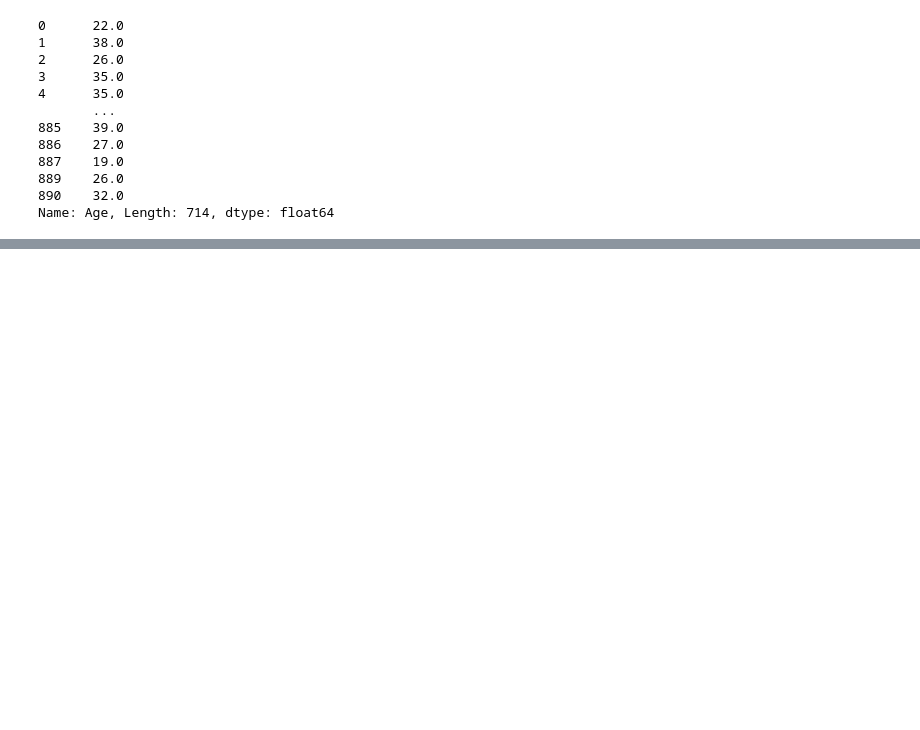
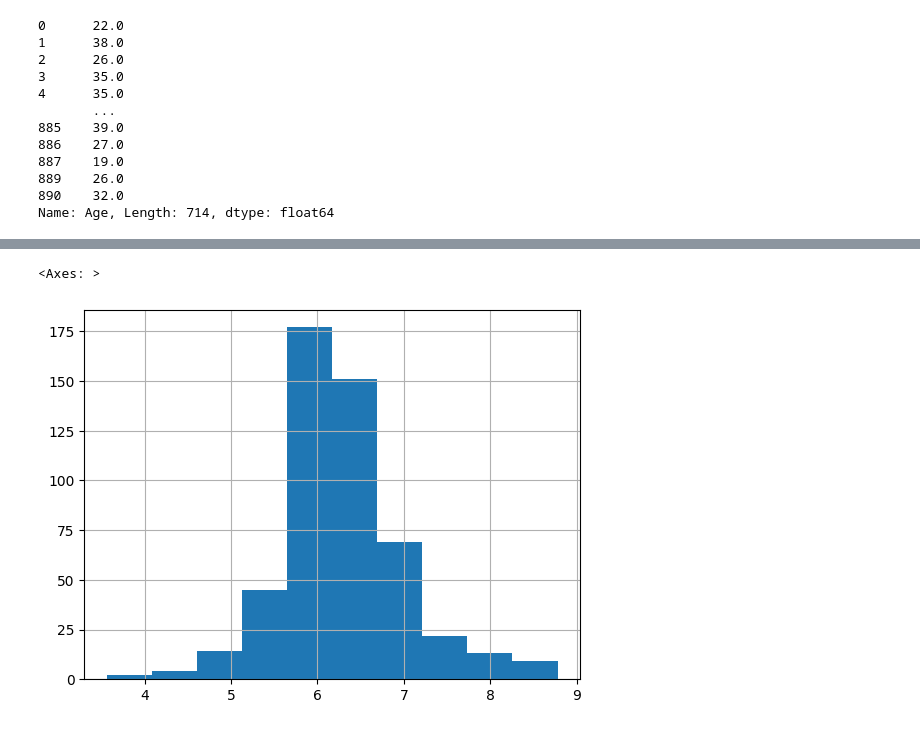
Before and after one commit to mariapaurecinos/CienciaDeDatos, a Jupyter notebook: Ejercicio 1.ipynb, the cells around one changed output, grey strips where cells are left out. Saved outputs shown, nothing was run; the diff lists cells and outputs as text; code cells hidden in the pictures; blank space fills up the shorter version.

```diff
--- a/Ejercicio 1.ipynb
+++ b/Ejercicio 1.ipynb
@@ -180,0 +215,4 @@ Name: Age, Length: 714, dtype: float64
+# %%
+# 1. Generar un dataframe con los datos del archivo
+DF = pd.read_csv('casasboston.csv')
+DF.head()
@@ -180,0 +226,5 @@ Name: Age, Length: 714, dtype: float64
+# %%
+# 2. Reduce el dataframe utilizando y renombrando las columnas
+
+DF_new = DF[['TOWN', 'CRIM', 'INDUS', 'CHAS', 'RM', 'MEDV', 'LSTAT', 'AGE']].rename(columns={'TOWN': 'CIUDAD', 'CRIM':'INDICE_CRIMEN', "INDUS":"PCT_ZONA_INDUSTRIAL", "CHAS":"RIO_CHARLES", "RM":"N_HABITACIONES_MEDIO", "MEDV":"VALOR_MEDIANO", "LSTAT":"PCT_CLASE_BAJA", "AGE" : "EDAD"})
+DF_new.head()
@@ -180,0 +251,7 @@ Name: Age, Length: 714, dtype: float64
+# %%
+# 4. Genera un histograma de número de habitaciones promedio
+
+DF_new['N_HABITACIONES_MEDIO'].hist()
+# %% [output]
+<Axes: >
+[figure, added]
```
Also changed, not shown: parts of 35 cells of this notebook.
